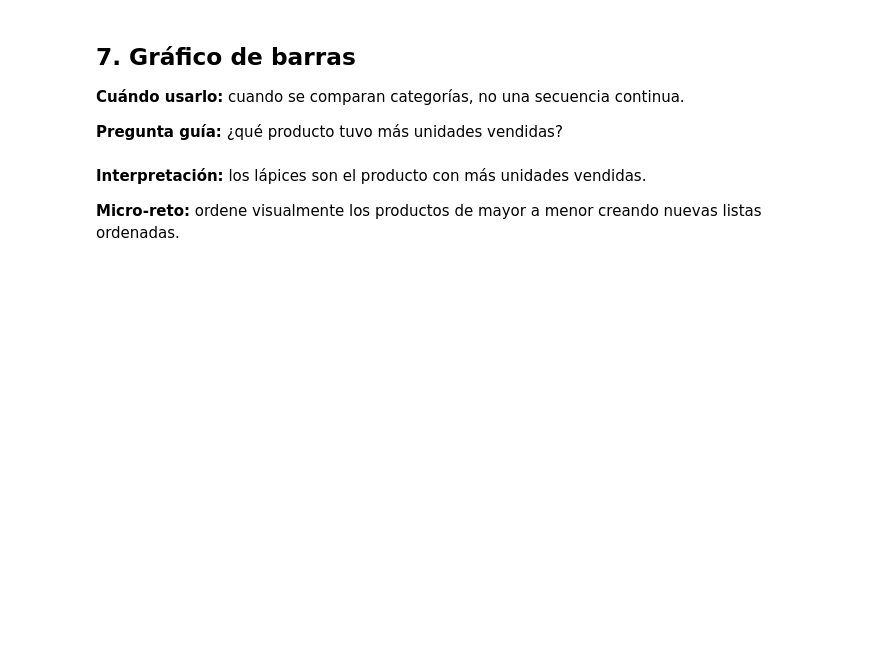
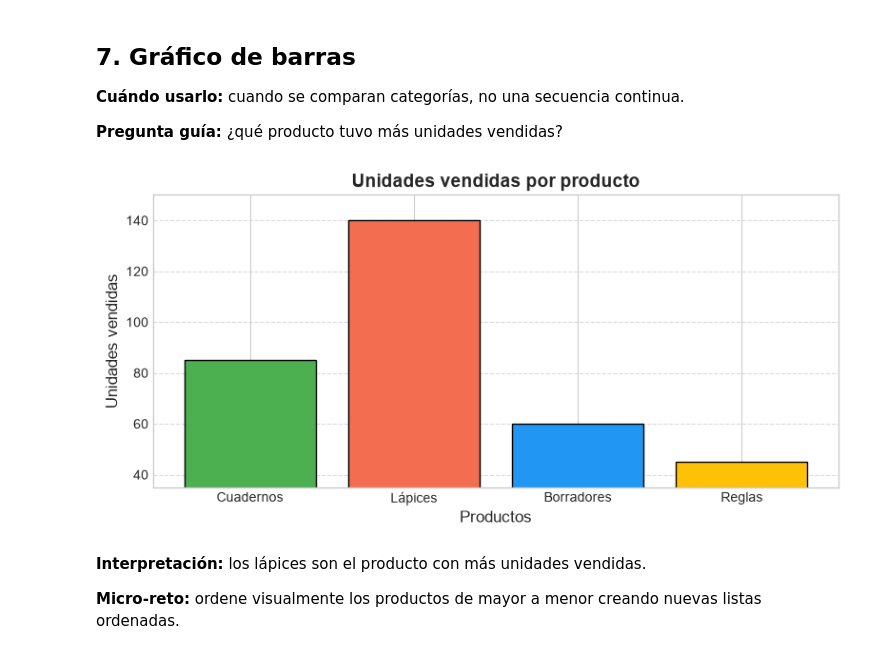
Before and after one commit to yislein27-cyber/2026C2-G03-PROGRAMACI-N, a Jupyter notebook: CLASE 12/01 - Aprender Matplotlib.ipynb, the cells around one changed output. Drawn from its saved outputs; the diff is of its cells as text; code cells hidden in the pictures; blank space fills up the shorter version.

```diff
--- a/CLASE 12/01 - Aprender Matplotlib.ipynb
+++ b/CLASE 12/01 - Aprender Matplotlib.ipynb
@@ -172,3 +186,28 @@ unidades = [85, 140, 60, 45]
+# %%
+productos = ["Cuadernos", "Lápices", "Borradores", "Reglas"]
+unidades = [85, 140, 60, 45]
+colores = ["#4CAF50", "#F36E50", "#2196F3", "#FFC107"] # Colores personalizados para cada barra
+
+plt.figure(figsize=(8, 4))
+
+plt.bar(productos, unidades, color = colores, edgecolor="black") # Cambia el color de las barras a un tono verde
+
+plt.title("Unidades vendidas por producto", fontsize=14, fontweight='bold') # Cambia el tamaño y el peso de la fuente del título
+plt.xlabel("Productos", fontsize=12) # Cambia el tamaño de la fuente del eje x
+plt.ylabel("Unidades vendidas", fontsize=12) # Cambia el tamaño de la fuente del eje y
+plt.xticks(fontsize=10) # Cambia el tamaño de la fuente de las etiquetas del eje x
+plt.yticks(fontsize=10) # Cambia el tamaño de la fuente de las etiquetas del eje y
+plt.grid(axis='y', linestyle='--', alpha=0.7) # Agrega una cuadrícula horizontal con líneas discontinuas y transparencia
+plt.tight_layout()
+
+minimo = min(unidades) - 10  # Establece el límite inferior del eje y un poco por debajo del valor mínimo de unidades
+maximo = max(unidades) + 10  # Establece el límite superior del
+
+plt.ylim(minimo, maximo)  # Aplica los límites al eje y
+
+plt.show()
+# %% [output]
+[figure, added]
 # %% [markdown]
 **Interpretación:** los lápices son el producto con más unidades vendidas.
 
```
Also changed, not shown: parts of 14 cells of this notebook, 1 other file.
